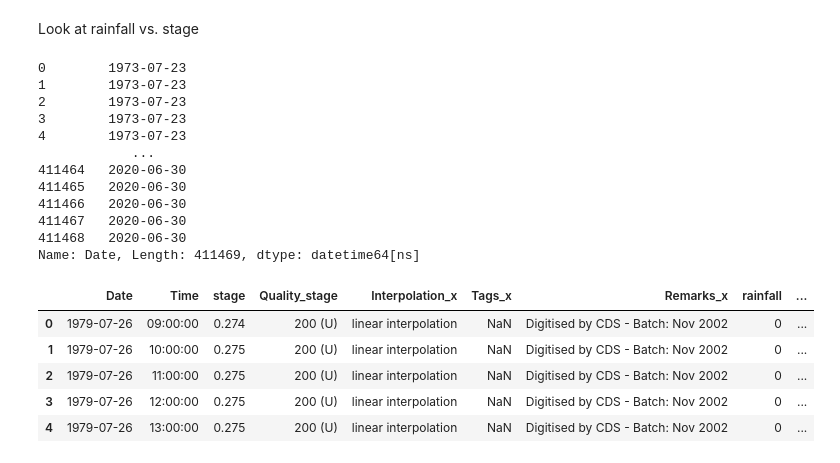
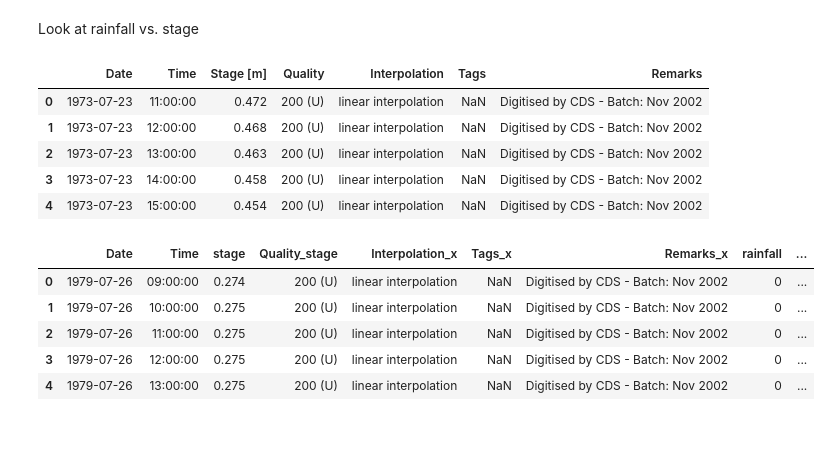
Before and after one commit to ai4er-cdt/flood_risk_shipston, a Jupyter notebook: notebooks/rainfall_data.ipynb, the cells around one changed output. Saved outputs shown, nothing was run; the diff lists cells and outputs as text; code cells hidden in the pictures; blank space fills up the shorter version.

```diff
--- a/notebooks/rainfall_data.ipynb
+++ b/notebooks/rainfall_data.ipynb
@@ -177,19 +161,14 @@ stage60 = pd.read_excel('EA_files_subsample/Shipston Wiski data - 60 min.xlsx',
                       sheet_name = 2)
 # %%
 stage60_filtered = stage60.replace(" ---","NaN")
+stage60_filtered.head()
 # %% [output]
-0        1973-07-23
-1        1973-07-23
-2        1973-07-23
-3        1973-07-23
-4        1973-07-23
-            ...
-411464   2020-06-30
-411465   2020-06-30
-411466   2020-06-30
-411467   2020-06-30
-411468   2020-06-30
-Name: Date, Length: 411469, dtype: datetime64[ns]
+|  | Date | Time | Stage [m] | Quality | Interpolation | Tags | Remarks |
+| 0 | 1973-07-23 | 11:00:00 | 0.472 | 200 (U) | linear interpolation | NaN | Digitised by CDS - Batch: Nov 2002 |
+| 1 | 1973-07-23 | 12:00:00 | 0.468 | 200 (U) | linear interpolation | NaN | Digitised by CDS - Batch: Nov 2002 |
+| 2 | 1973-07-23 | 13:00:00 | 0.463 | 200 (U) | linear interpolation | NaN | Digitised by CDS - Batch: Nov 2002 |
+| 3 | 1973-07-23 | 14:00:00 | 0.458 | 200 (U) | linear interpolation | NaN | Digitised by CDS - Batch: Nov 2002 |
+| 4 | 1973-07-23 | 15:00:00 | 0.454 | 200 (U) | linear interpolation | NaN | Digitised by CDS - Batch: Nov 2002 |
 # %%
 df_rainfall_and_stage = pd.merge(stage60_filtered, rainfall60_filtered, on=['Date', 'Time']) #Merge the dataframes
 
```
Also changed, not shown: parts of 13 cells of this notebook.
